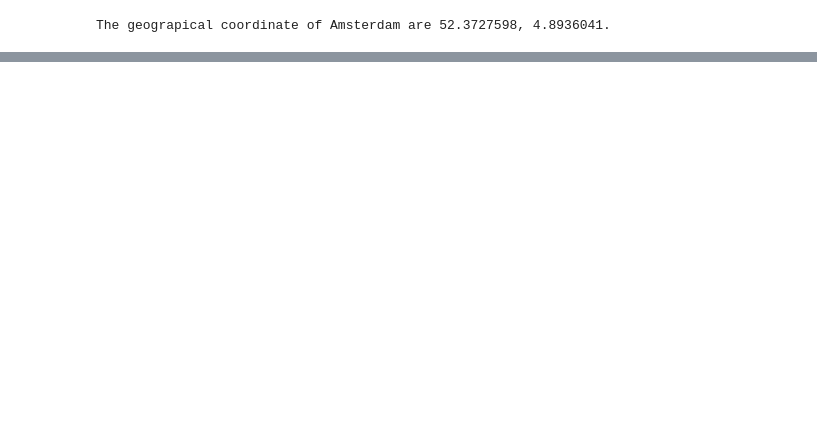
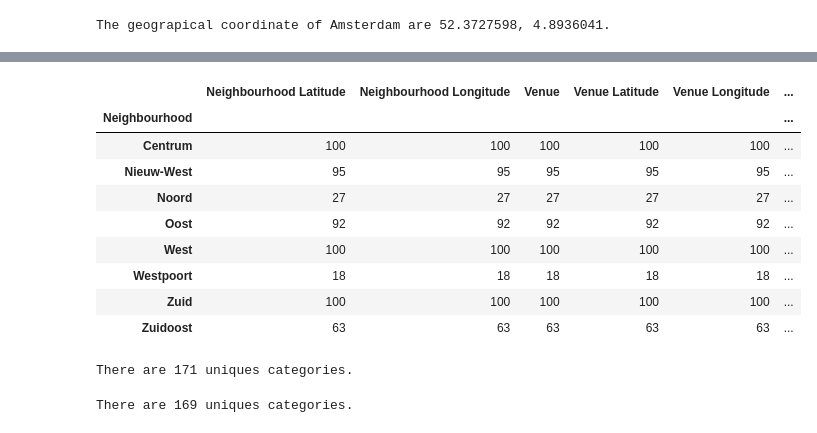
Before and after one commit to dvnooij/Coursera_Capstone, a Jupyter notebook: Capstone project - Report.ipynb, the cells around one changed output, grey strips where cells are left out. Drawn from its saved outputs; the diff is of its cells as text; code cells hidden in the pictures; blank space fills up the shorter version.

```diff
--- a/Capstone project - Report.ipynb
+++ b/Capstone project - Report.ipynb
@@ -71,0 +200,19 @@ map_amsterdam
+# %%
+# check the list of venues per neighbourhood
+amsterdam_venues.groupby('Neighbourhood').count()
+# %% [output]
+|  | Neighbourhood Latitude | Neighbourhood Longitude | Venue | Venue Latitude | Venue Longitude | ... |
+| Neighbourhood |  |  |  |  |  | ... |
+| Centrum | 100 | 100 | 100 | 100 | 100 | ... |
+| Nieuw-West | 95 | 95 | 95 | 95 | 95 | ... |
+| Noord | 27 | 27 | 27 | 27 | 27 | ... |
+| Oost | 92 | 92 | 92 | 92 | 92 | ... |
+| West | 100 | 100 | 100 | 100 | 100 | ... |
+| Westpoort | 18 | 18 | 18 | 18 | 18 | ... |
+| Zuid | 100 | 100 | 100 | 100 | 100 | ... |
+| Zuidoost | 63 | 63 | 63 | 63 | 63 | ... |
+# %%
+# find out how many unique categories we have
+print('There are {} uniques categories.'.format(len(amsterdam_venues['Venue Category'].unique())))
+# %% [output]
+There are 171 uniques categories.
@@ -71,0 +224,5 @@ map_amsterdam
+# %%
+# find out how many unique categories we have
+print('There are {} uniques categories.'.format(len(amsterdam_venues['Venue Category'].unique())))
+# %% [output]
+There are 169 uniques categories.
```
Also changed, not shown: parts of 14 cells of this notebook.
